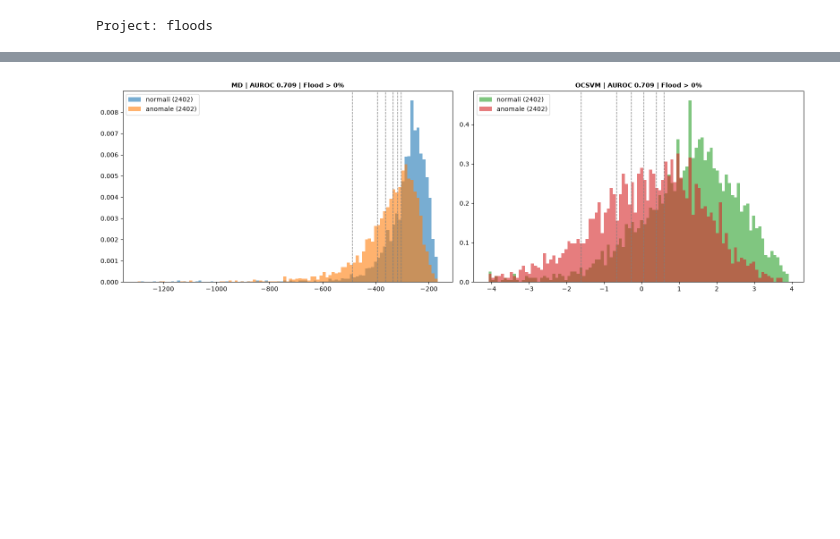
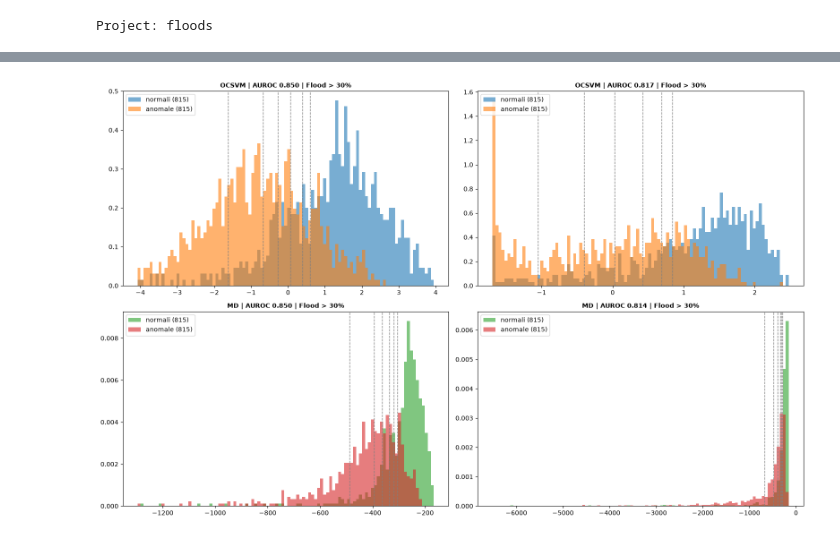
Before and after one commit to mattiaBarbo2002/TESI, a Jupyter notebook: notebooks/plots/plots_attn.ipynb, the cells around one changed output, grey strips where cells are left out. Cells and saved outputs as stored; diff of their text form; code cells hidden in the pictures; blank space fills up the shorter version.

Commit message:
image notebook

```diff
--- a/notebooks/plots/plots_attn.ipynb
+++ b/notebooks/plots/plots_attn.ipynb
@@ -15,11 +15,12 @@ print(f"Project: {project.name}")
 # %% [output]
 Project: floods
 # %%
-flood = 0
+flood = 30
 jobs = [
+    ("ocsvm", f"net_v3_{flood}per_w_v2"),
+    ("ocsvm", f"attn_{flood}per_w"),
     ("md", f"net_v3_{flood}per_v2"),
-    ("ocsvm", f"net_v3_{flood}per_w_v2"),
-
+    ("md", f"attn_{flood}per"),
 ]
 
 def load_job(metodo, job_name):
@@ -93,35 +100,35 @@ def plot_hist(ax, metodo, job_name, results, df, colori=("tab:blue", "tab:orange
 
     for nome, r in results["rules"].items():
         etichetta = nome.split("(")[-1].rstrip(")")
         for chiave in ("soglia", "soglia_low", "soglia_high"):
             s = r.get(chiave)
             if s is not None and lo <= s <= hi:
                 ax.axvline(x=s, color="gray", linestyle="--", linewidth=1)
                 ax.text(s, ax.get_ylim()[1] * 0.97, "", rotation=90, va="top", ha="right", fontsize=8)
 
-    auroc = results.get("auroc", results.get("auroc_cos_sim_low_anom"))
+    auroc = results.get("auroc")
     ax.legend(loc="upper left")
     ax.set_title(f"{metodo.upper()} | AUROC {auroc:.3f} | Flood > {flood}%", fontsize=10, fontweight="bold")
 
 
 n_cols = 2
 n_rows = int(np.ceil(len(jobs) / n_cols))
 fig, axes = plt.subplots(n_rows, n_cols, figsize=(8 * n_cols, 5 * n_rows), squeeze=False)
 
 meta = len(jobs) // 2
 
 for i, (ax, (metodo, job_name)) in enumerate(zip(axes.flat, jobs)):
     colori = ("tab:blue", "tab:orange") if i < meta else ("tab:green", "tab:red")
     results, df = load_job(metodo, job_name)
     plot_hist(ax, metodo, job_name, results, df, colori=colori)
 
 for ax in axes.flat[len(jobs):]:
     ax.axis("off")
 
 plt.tight_layout()
 plt.show()
 # %% [output]
-[figure, old version]
+[figure, new version]
 # %%
 def plot_confusion_row(sfig, metodo, job_name, results, n_cols, cmap="Blues"):
     rules = results["rules"]
```
Also changed, not shown: parts of 4 cells of this notebook, 11 other files.
